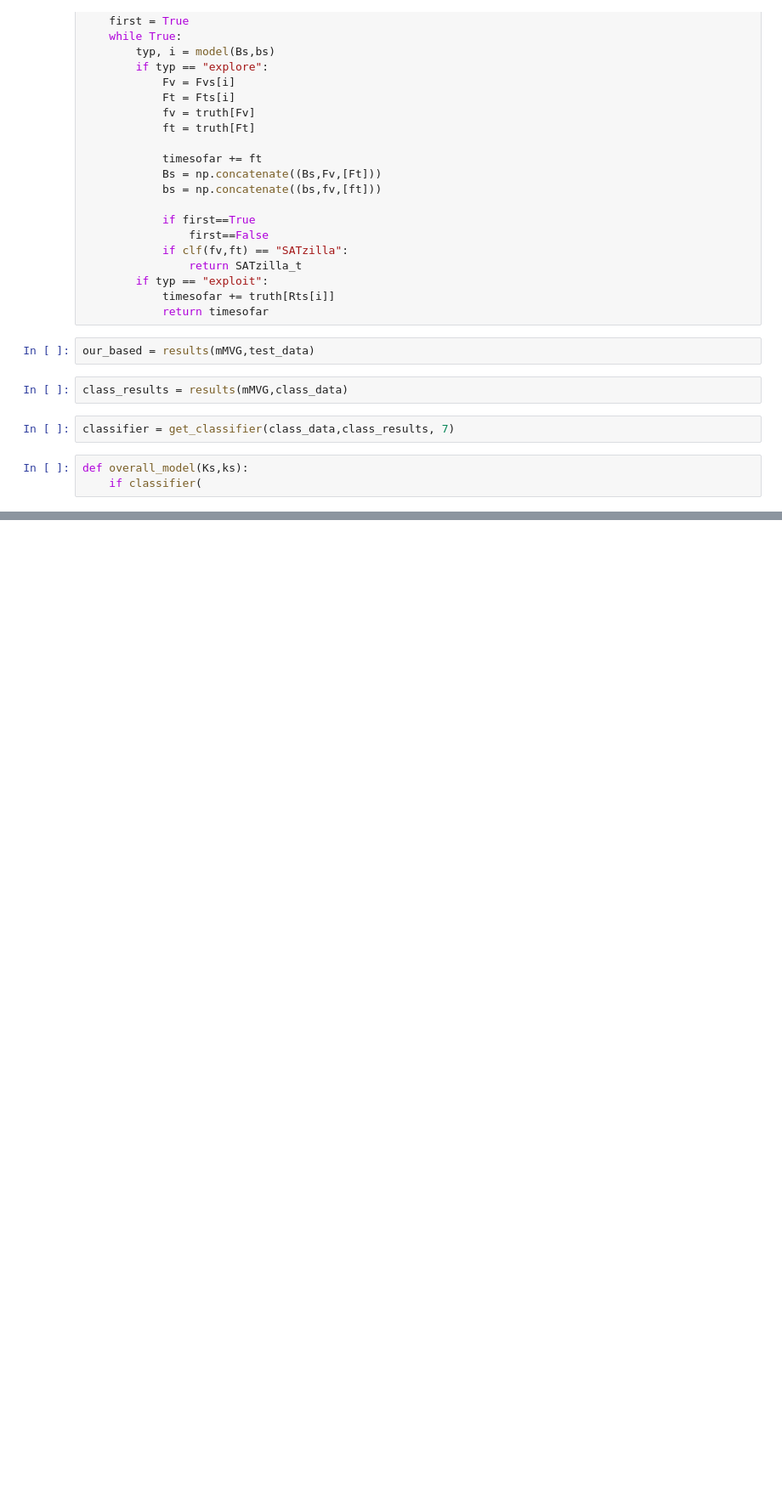
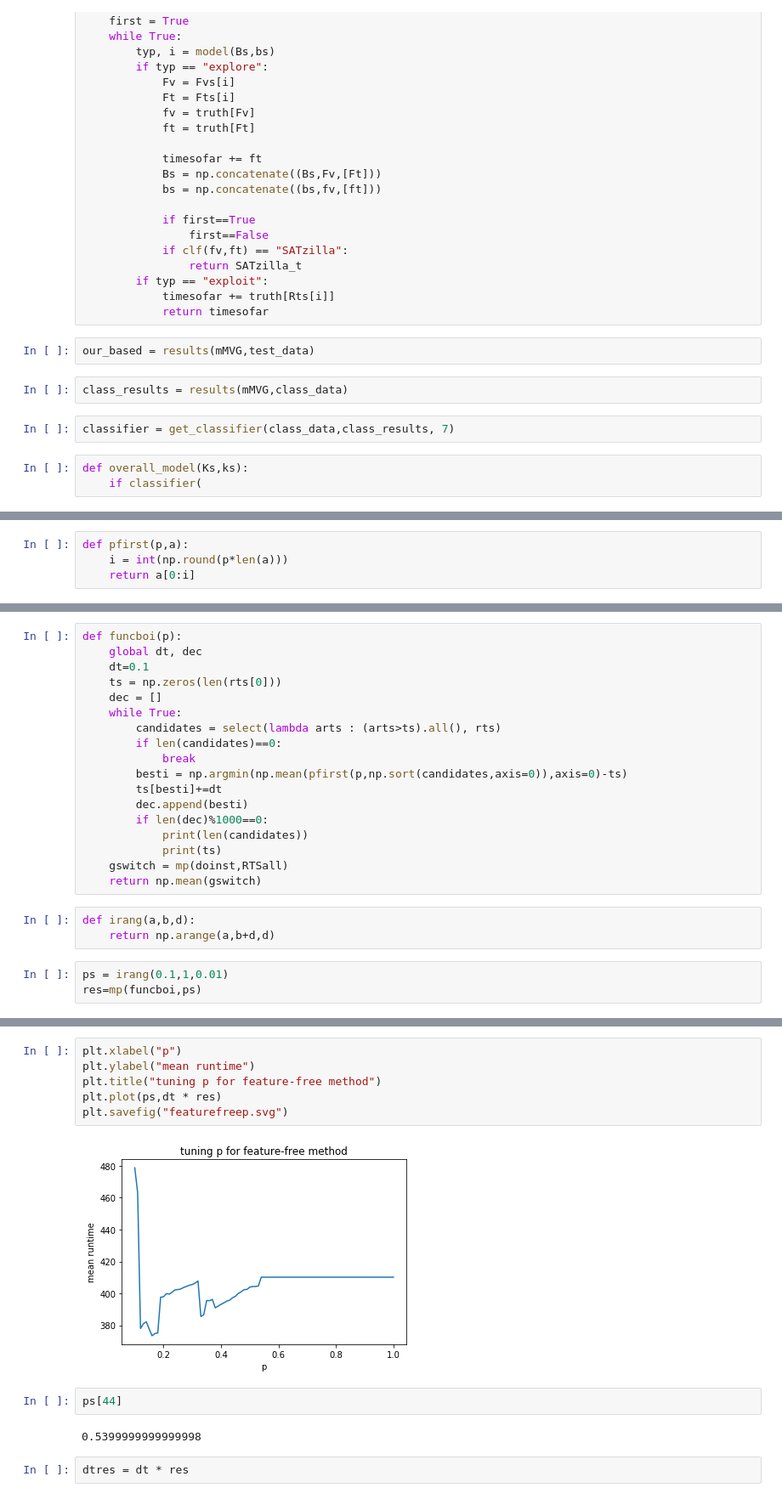
Before and after one commit to ajnatarajan/Feature-conservative-portfolio-SAT, a Jupyter notebook: 159_main.ipynb, the cells around one changed output, grey strips where cells are left out. Shown at 85% size. Drawn from its saved outputs; the diff is of its cells as text; blank space fills up the shorter version.

```diff
--- a/159_main.ipynb
+++ b/159_main.ipynb
@@ -978,0 +1040,4 @@ def overall_model(Ks,ks):
+# %%
+def pfirst(p,a):
+    i = int(np.round(p*len(a)))
+    return a[0:i]
@@ -978,0 +1060,24 @@ def overall_model(Ks,ks):
+# %%
+def funcboi(p):
+    global dt, dec
+    dt=0.1
+    ts = np.zeros(len(rts[0]))
+    dec = []
+    while True:
+        candidates = select(lambda arts : (arts>ts).all(), rts)
+        if len(candidates)==0:
+            break
+        besti = np.argmin(np.mean(pfirst(p,np.sort(candidates,axis=0)),axis=0)-ts)
+        ts[besti]+=dt
+        dec.append(besti)
+        if len(dec)%1000==0:
+            print(len(candidates))
+            print(ts)
+    gswitch = mp(doinst,RTSall)
+    return np.mean(gswitch)
+# %%
+def irang(a,b,d):
+    return np.arange(a,b+d,d)
+# %%
+ps = irang(0.1,1,0.01)
+res=mp(funcboi,ps)
@@ -978,0 +1102,14 @@ def overall_model(Ks,ks):
+# %%
+plt.xlabel("p")
+plt.ylabel("mean runtime")
+plt.title("tuning p for feature-free method")
+plt.plot(ps,dt * res)
+plt.savefig("featurefreep.svg")
+# %% [output]
+[figure, added]
+# %%
+ps[44]
+# %% [output]
+0.5399999999999998
+# %%
+dtres = dt * res
```
Also changed, not shown: parts of 31 cells of this notebook, 2 other files.
